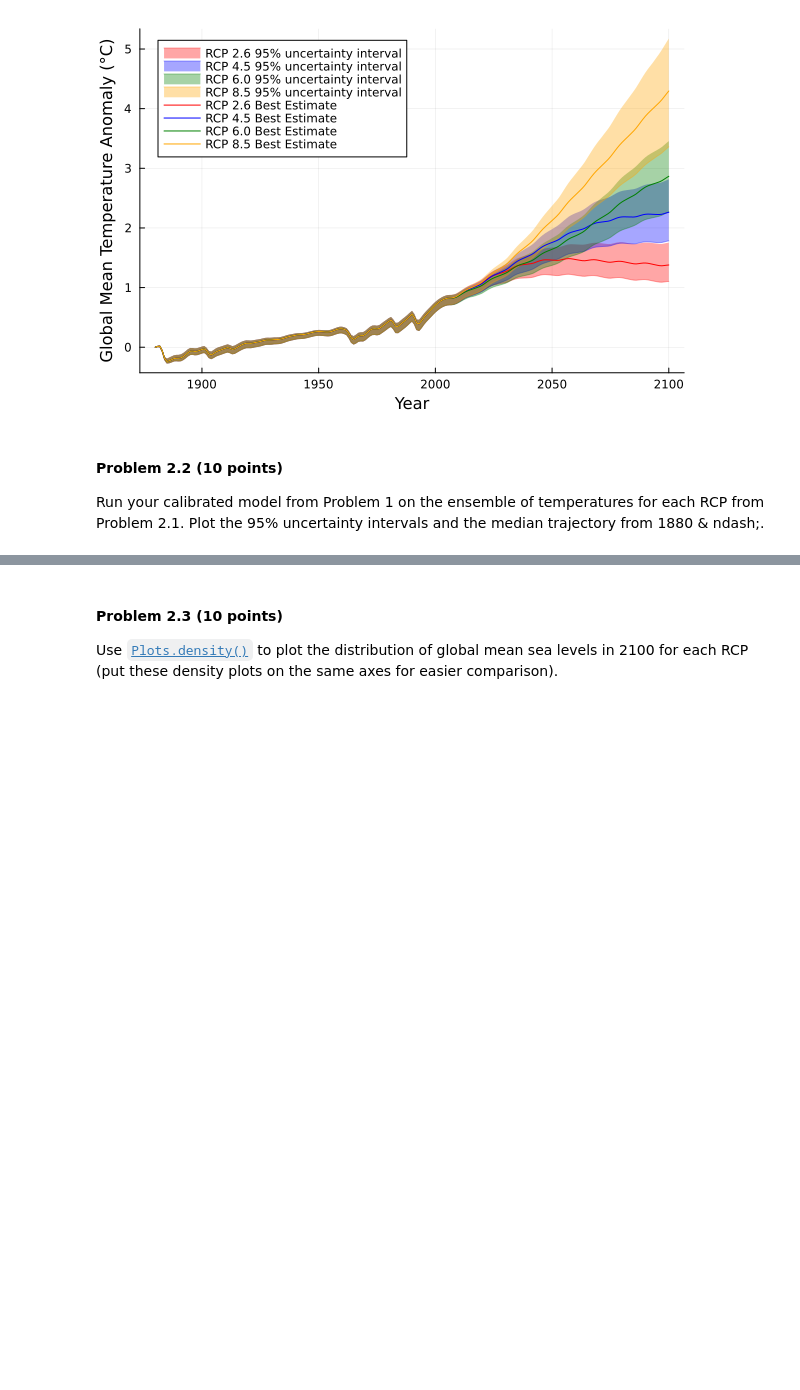
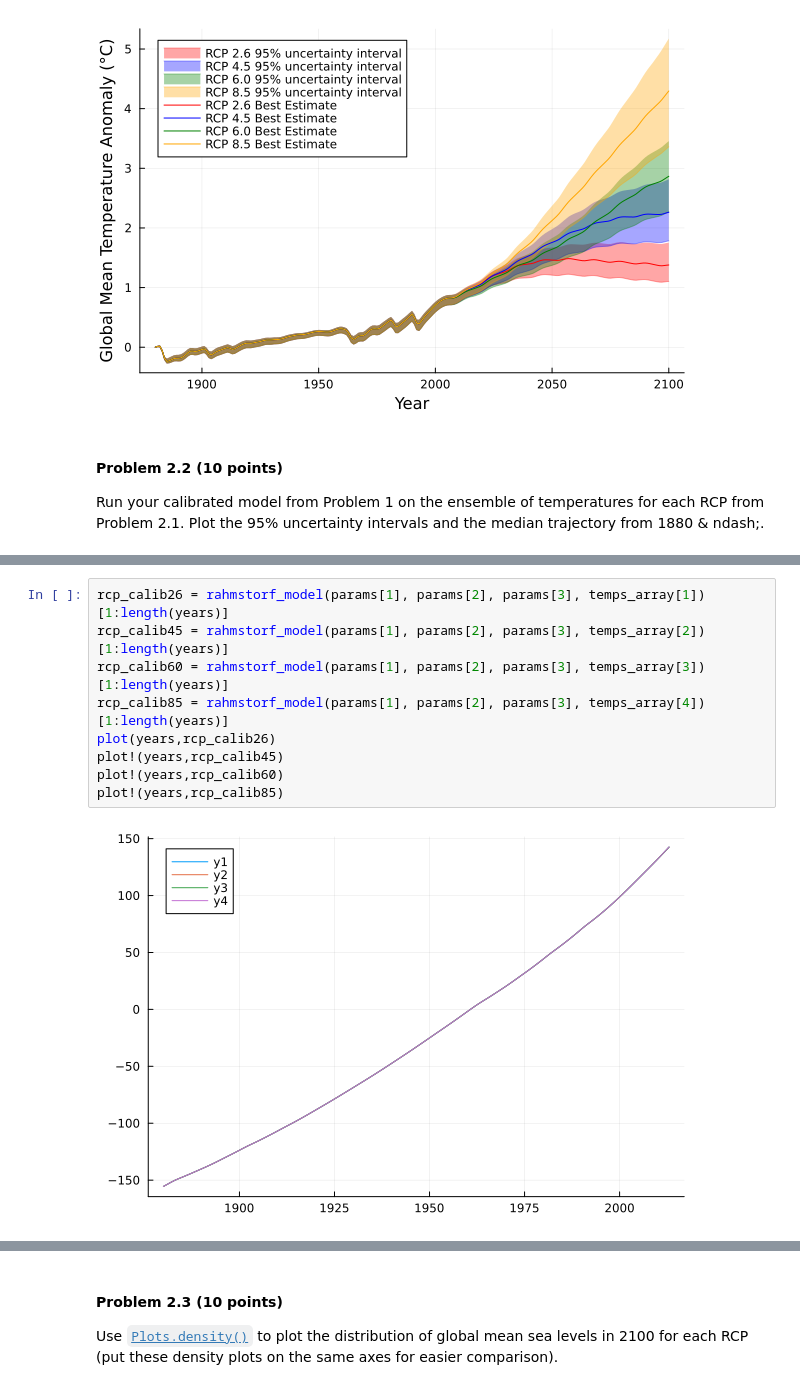
Before and after one commit to BEE-ClimateRiskAnalysis-old/hw2-DemolaASC5, a Jupyter notebook: hw2.ipynb, the cells around one changed output, grey strips where cells are left out. Cells and saved outputs as stored; diff of their text form; blank space fills up the shorter version.

```diff
--- a/hw2.ipynb
+++ b/hw2.ipynb
@@ -285,0 +237,11 @@ attempt to save state beyond implementation limit
+# %%
+rcp_calib26 = rahmstorf_model(params[1], params[2], params[3], temps_array[1])[1:length(years)]
+rcp_calib45 = rahmstorf_model(params[1], params[2], params[3], temps_array[2])[1:length(years)]
+rcp_calib60 = rahmstorf_model(params[1], params[2], params[3], temps_array[3])[1:length(years)]
+rcp_calib85 = rahmstorf_model(params[1], params[2], params[3], temps_array[4])[1:length(years)]
+plot(years,rcp_calib26)
+plot!(years,rcp_calib45)
+plot!(years,rcp_calib60)
+plot!(years,rcp_calib85)
+# %% [output]
+[figure, added]
```
Also changed, not shown: parts of 9 cells of this notebook.
